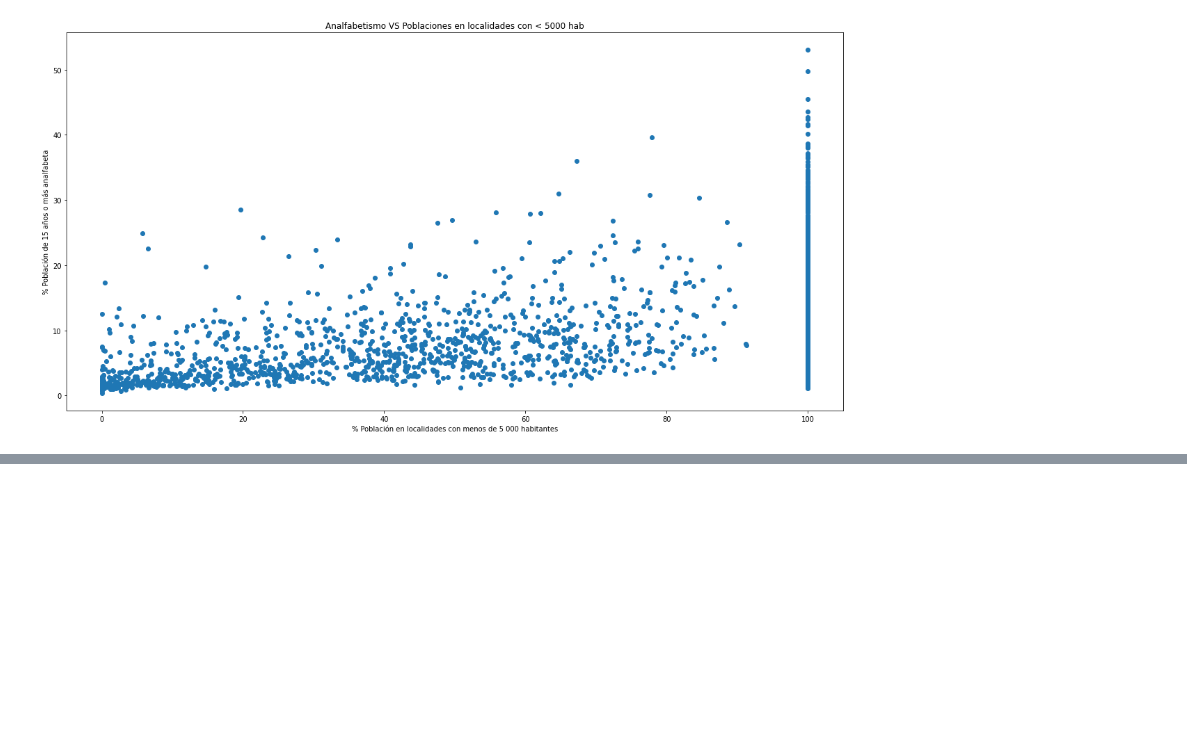
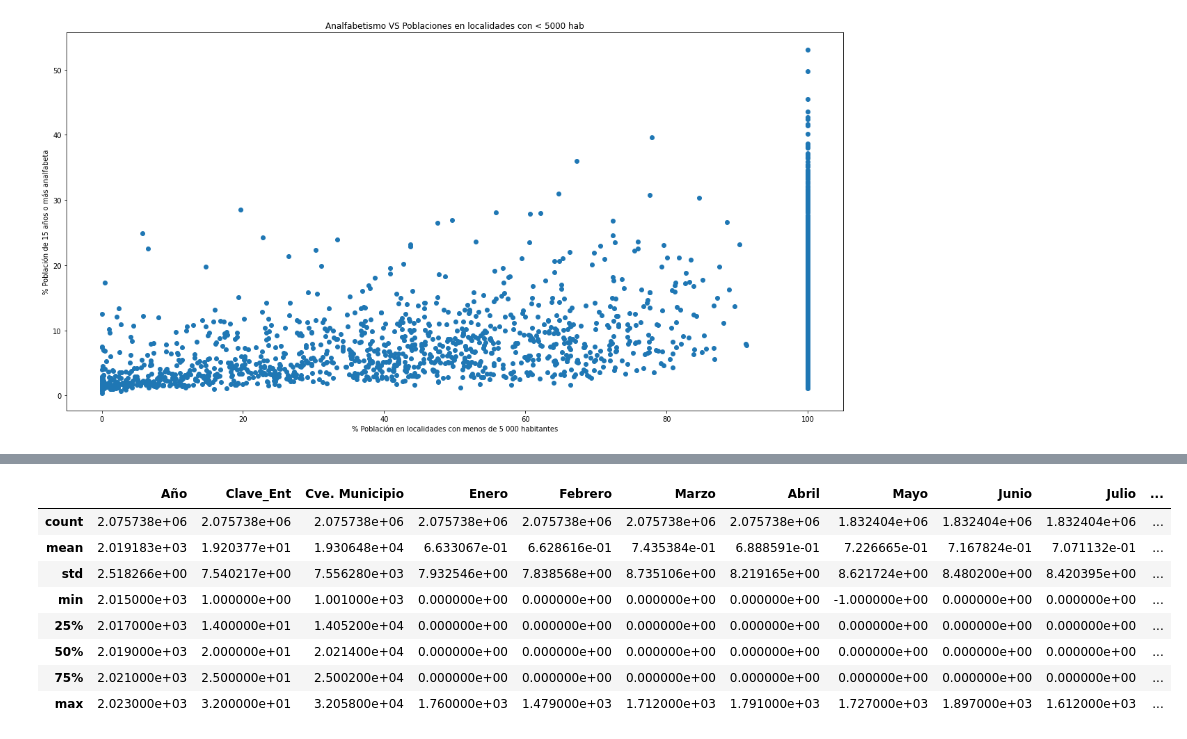
Before and after one commit to ivanDavila/propedeutico_ivandavila, a Jupyter notebook: Propedeutico.ipynb, the cells around one changed output, grey strips where cells are left out. Cells and saved outputs as stored; diff of their text form; code cells hidden in the pictures; blank space fills up the shorter version.

Commit message:
se agrego un analsis estadistico para el reporte de probabilidad

```diff
--- a/Propedeutico.ipynb
+++ b/Propedeutico.ipynb
@@ -201,0 +232,5 @@ Text(0, 0.5, '% Población de 15 años o más analfabeta')
+# %%
+#Abrimos el arcivo
+inci_delictiva = pd.read_csv(r"C:\Users\Ivan\OneDrive - electro controles del noroeste\Reportes\IDM_NM_abr23.csv",
+                             encoding = "ISO-8859-1")
+inci_delictiva.head(3)
@@ -201,0 +264,13 @@ Text(0, 0.5, '% Población de 15 años o más analfabeta')
+# %%
+#vemos un resumen de los datos numericos
+inci_delictiva.describe()
+# %% [output]
+|  | Año | Clave_Ent | Cve. Municipio | Enero | Febrero | Marzo | Abril | Mayo | Junio | Julio | ... |
+| count | 2.075738e+06 | 2.075738e+06 | 2.075738e+06 | 2.075738e+06 | 2.075738e+06 | 2.075738e+06 | 2.075738e+06 | 1.832404e+06 | 1.832404e+06 | 1.832404e+06 | ... |
+| mean | 2.019183e+03 | 1.920377e+01 | 1.930648e+04 | 6.633067e-01 | 6.628616e-01 | 7.435384e-01 | 6.888591e-01 | 7.226665e-01 | 7.167824e-01 | 7.071132e-01 | ... |
+| std | 2.518266e+00 | 7.540217e+00 | 7.556280e+03 | 7.932546e+00 | 7.838568e+00 | 8.735106e+00 | 8.219165e+00 | 8.621724e+00 | 8.480200e+00 | 8.420395e+00 | ... |
+| min | 2.015000e+03 | 1.000000e+00 | 1.001000e+03 | 0.000000e+00 | 0.000000e+00 | 0.000000e+00 | 0.000000e+00 | -1.000000e+00 | 0.000000e+00 | 0.000000e+00 | ... |
+| 25% | 2.017000e+03 | 1.400000e+01 | 1.405200e+04 | 0.000000e+00 | 0.000000e+00 | 0.000000e+00 | 0.000000e+00 | 0.000000e+00 | 0.000000e+00 | 0.000000e+00 | ... |
+| 50% | 2.019000e+03 | 2.000000e+01 | 2.021400e+04 | 0.000000e+00 | 0.000000e+00 | 0.000000e+00 | 0.000000e+00 | 0.000000e+00 | 0.000000e+00 | 0.000000e+00 | ... |
+| 75% | 2.021000e+03 | 2.500000e+01 | 2.500200e+04 | 0.000000e+00 | 0.000000e+00 | 0.000000e+00 | 0.000000e+00 | 0.000000e+00 | 0.000000e+00 | 0.000000e+00 | ... |
+| max | 2.023000e+03 | 3.200000e+01 | 3.205800e+04 | 1.760000e+03 | 1.479000e+03 | 1.712000e+03 | 1.791000e+03 | 1.727000e+03 | 1.897000e+03 | 1.612000e+03 | ... |
```
Also changed, not shown: parts of 17 cells of this notebook.
